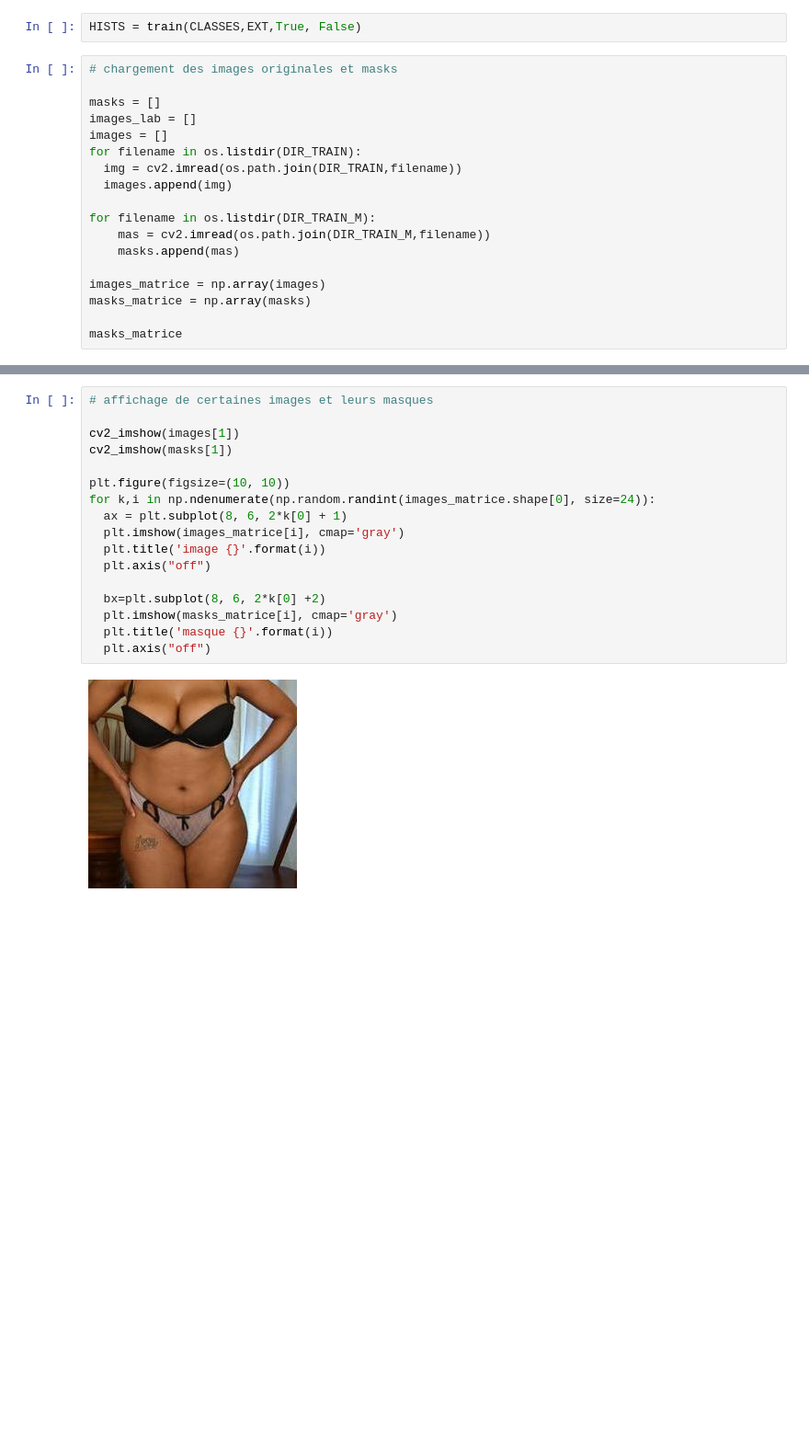
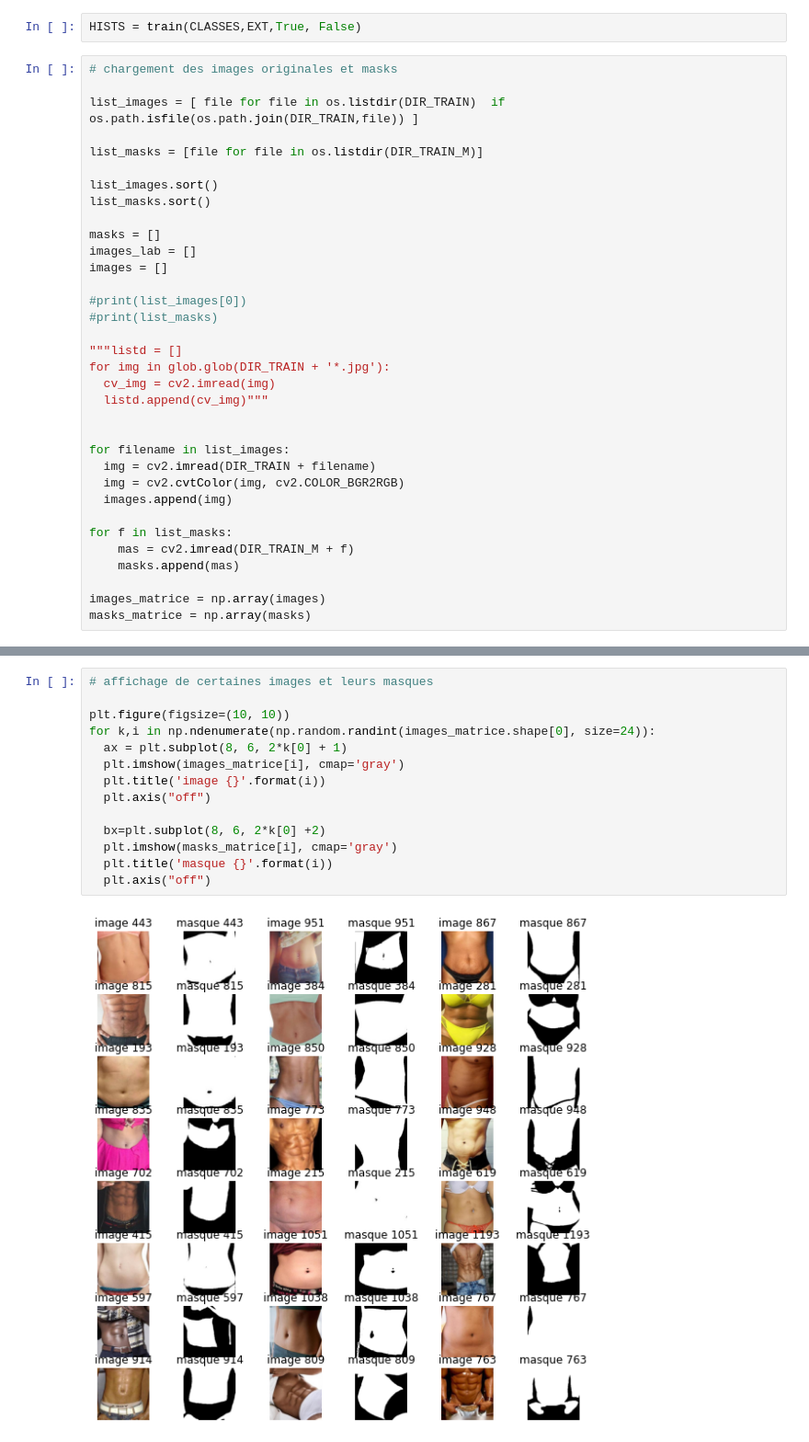
Before and after one commit to ditumystro/Skin-detection-with-python, a Jupyter notebook: Skin-detection.ipynb, the cells around one changed output, grey strips where cells are left out. Shown at 92% size. Saved outputs shown, nothing was run; the diff lists cells and outputs as text; blank space fills up the shorter version.

```diff
--- a/Skin-detection.ipynb
+++ b/Skin-detection.ipynb
@@ -191,19 +85,35 @@ def train(OBJECTS, EXTENSION=EXT, SAVE_INTERMEDIATE_DATA=False, SHOW=True):
 HISTS = train(CLASSES,EXT,True, False)
 # %%
 # chargement des images originales et masks
+
+list_images = [ file for file in os.listdir(DIR_TRAIN)  if os.path.isfile(os.path.join(DIR_TRAIN,file)) ]
+
+list_masks = [file for file in os.listdir(DIR_TRAIN_M)]
+
+list_images.sort()
+list_masks.sort()
 
 masks = []
 images_lab = []
 images = []
-for filename in os.listdir(DIR_TRAIN):
-  img = cv2.imread(os.path.join(DIR_TRAIN,filename))
+
+#print(list_images[0])
+#print(list_masks)
+
+"""listd = []
+for img in glob.glob(DIR_TRAIN + '*.jpg'):
+  cv_img = cv2.imread(img)
+  listd.append(cv_img)"""
+
+
+for filename in list_images:
+  img = cv2.imread(DIR_TRAIN + filename)
+  img = cv2.cvtColor(img, cv2.COLOR_BGR2RGB)
   images.append(img)
 
-for filename in os.listdir(DIR_TRAIN_M):
-	mas = cv2.imread(os.path.join(DIR_TRAIN_M,filename))
+for f in list_masks:
+	mas = cv2.imread(DIR_TRAIN_M + f)
 	masks.append(mas)
 
 images_matrice = np.array(images)
 masks_matrice = np.array(masks)
-
-masks_matrice
@@ -228,19 +120,16 @@ array([[[[255, 255, 255],
 # %%
 # affichage de certaines images et leurs masques
-
-cv2_imshow(images[1])
-cv2_imshow(masks[1])
 
 plt.figure(figsize=(10, 10))
 for k,i in np.ndenumerate(np.random.randint(images_matrice.shape[0], size=24)):
   ax = plt.subplot(8, 6, 2*k[0] + 1)
   plt.imshow(images_matrice[i], cmap='gray')
   plt.title('image {}'.format(i))
   plt.axis("off")
 
   bx=plt.subplot(8, 6, 2*k[0] +2)
   plt.imshow(masks_matrice[i], cmap='gray')
   plt.title('masque {}'.format(i))
   plt.axis("off")
 # %% [output]
-[figure, old version]
+[figure, new version]
```
Also changed, not shown: parts of 7 cells of this notebook.
